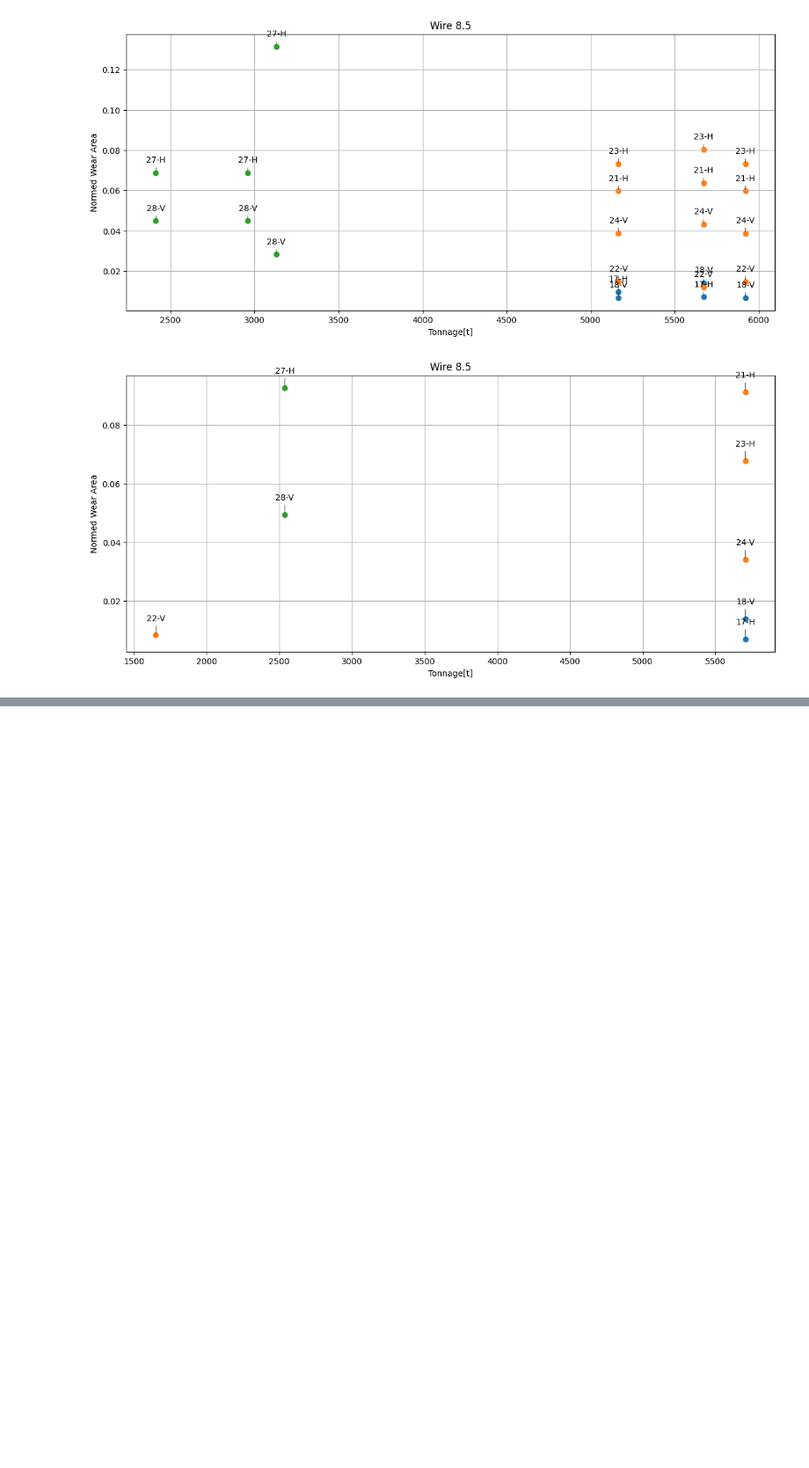
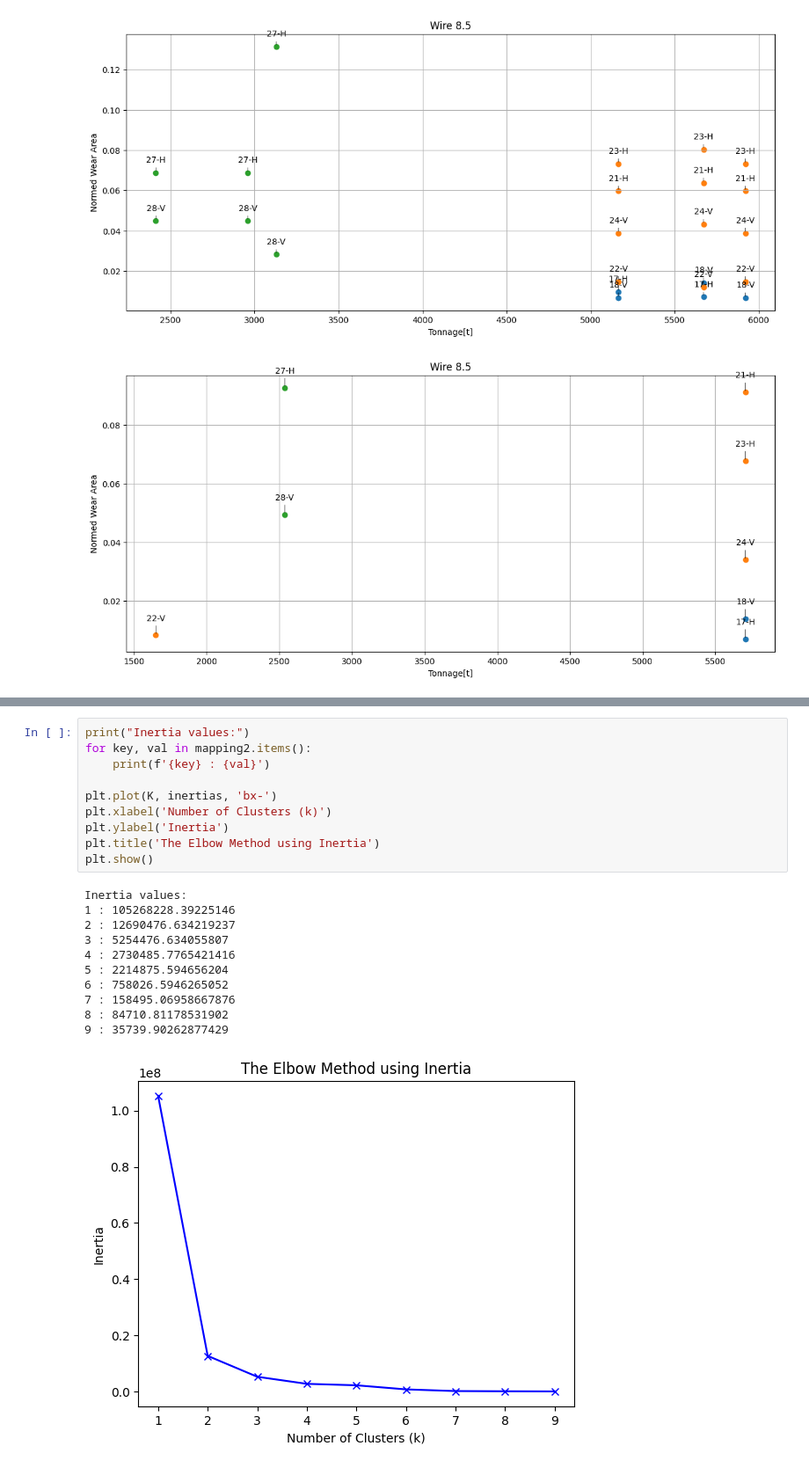
Before and after one commit to ChRen95/phd-thesis-fitting-wear-coefficient, a Jupyter notebook: data-analysis.ipynb, the cells around one changed output, grey strips where cells are left out. Shown: that part at 88% size. Cells and saved outputs as stored; diff of their text form; blank space fills up the shorter version.

```diff
--- a/data-analysis.ipynb
+++ b/data-analysis.ipynb
@@ -209,0 +243,22 @@ for value in values:
+# %%
+print("Inertia values:")
+for key, val in mapping2.items():
+    print(f'{key} : {val}')
+
+plt.plot(K, inertias, 'bx-')
+plt.xlabel('Number of Clusters (k)')
+plt.ylabel('Inertia')
+plt.title('The Elbow Method using Inertia')
+plt.show()
+# %% [output]
+Inertia values:
+1 : 105268228.39225146
+2 : 12690476.634219237
+3 : 5254476.634055807
+4 : 2730485.7765421416
+5 : 2214875.594656204
+6 : 758026.5946265052
+7 : 158495.06958667876
+8 : 84710.81178531902
+9 : 35739.90262877429
+[figure, added]
```
Also changed, not shown: parts of 10 cells of this notebook, 6 other files.
